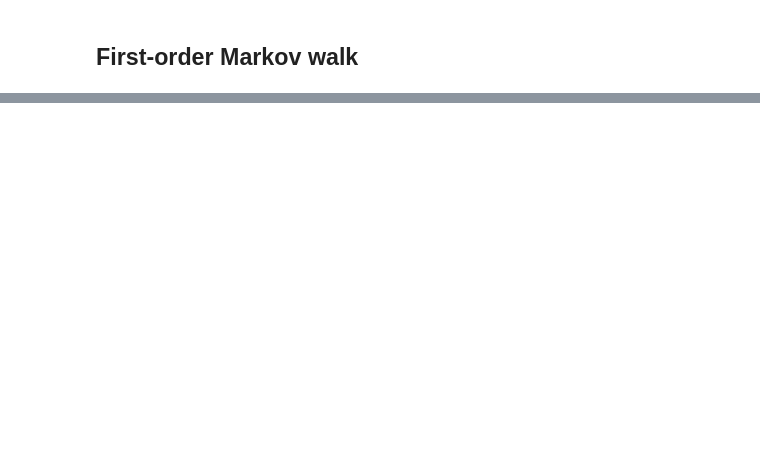
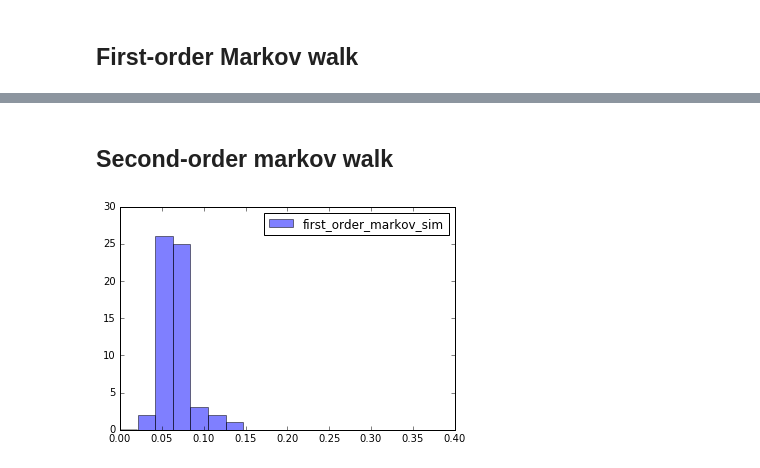
Before and after one commit to JoelDan192/ADVTopicsData, a Jupyter notebook: Cascades_by_user.ipynb, the cells around one changed output, grey strips where cells are left out. Cells and saved outputs as stored; diff of their text form; code cells hidden in the pictures; blank space fills up the shorter version.

```diff
--- a/Cascades_by_user.ipynb
+++ b/Cascades_by_user.ipynb
@@ -504,0 +499,2 @@ pyplot.show()
+# %% [markdown]
+## Second-order markov walk
@@ -504,0 +540,60 @@ pyplot.show()
+# %%
+from functools import partial
+
+min_size = 100
+nb_iter = 250 #nbr of times to sample per tree
+
+get_big = lambda roots,thresh: (cascade for cascade in roots if cascade_trees[cascade].GetNodes()>=thresh)
+#iterate only from detected tree roots
+sim_second_order = []
+for cascade in get_big(tree_roots,min_size):
+    tags = {}
+    tree = cascade_trees[cascade]
+    tags[tree_roots[cascade]] = get_tag(tree_roots[cascade])
+    tag_row_part = partial(tag_row,cascade_trees[cascade],tags)
+
+    paths_in_tree = tagged_3_paths[['gpar','par','child']].apply(
+        lambda row:tree_test.IsNode(row.iloc[0]) and tree_test.IsNode(row.iloc[1]) and
+        tree_test.IsNode(row.iloc[2]),axis=1)
+
+    paths_in_tree = tagged_3_paths[paths_in_tree][['gpar','par','child']]
+    paths_in_tree = paths_in_tree.apply(lambda row: tag_row_part(row),axis=1)
+    nan_part = pd.DataFrame()
+
+    while not nan_part.empty:
+        paths_in_tree = paths_in_tree.apply(lambda row: tag_row_part(row),axis=1)
+        nan_part =  paths_in_tree[(paths_in_tree.gpar_tag.isnull())]
+                           #|(nan_part.par_tag.isnull())
+                           #|(nan_part.child_tag.isnull())]
+    vertex_pool = np.unique(np.hstack([paths_in_tree.gpar.values,
+                             paths_in_tree.par.values,
+                             paths_in_tree.child.values]))
+    matches = 0
+    for _ in range(nb_iter):
+        s1 = random.choice(vertex_pool)
+        s2 = random.choice(vertex_pool)
+        tag_s1 = None
+        tag_s2 = None
+        if (not tag_s1) and not paths_in_tree[paths_in_tree.gpar==s1].empty:
+            tag_s1 = paths_in_tree[paths_in_tree.gpar==s1]['gpar_tag'].iloc[0]
+        elif (not tag_s1) and not paths_in_tree[paths_in_tree.par==s1].empty:
+            tag_s1 = paths_in_tree[paths_in_tree.par==s1]['par_tag'].iloc[0]
+        elif (not tag_s1) and not paths_in_tree[paths_in_tree.child==s1].empty:
+            tag_s1 = paths_in_tree[paths_in_tree.child==s1]['child_tag'].iloc[0]
+
+        if (not tag_s2) and not paths_in_tree[paths_in_tree.gpar==s2].empty:
+            tag_s2 = paths_in_tree[paths_in_tree.gpar==s2]['gpar_tag'].iloc[0]
+        elif (not tag_s2) and not paths_in_tree[paths_in_tree.par==s2].empty:
+            tag_s2 = paths_in_tree[paths_in_tree.par==s2]['par_tag'].iloc[0]
+        elif (not tag_s2) and not paths_in_tree[paths_in_tree.child==s2].empty:
+            tag_s2 = paths_in_tree[paths_in_tree.child==s2]['child_tag'].iloc[0]
+        if tag_s1 == tag_s2:
+            matches +=1
+    sim_second_order.append(matches/(float(nb_iter)))
+
+bins = np.linspace(0, .4, 20)
+pyplot.hist(sim_second_order, bins, alpha=0.5, label='first_order_markov_sim')
+pyplot.legend(loc='upper right')
+pyplot.show()
+# %% [output]
+[figure, added]
```
Also changed, not shown: parts of 7 cells of this notebook.
